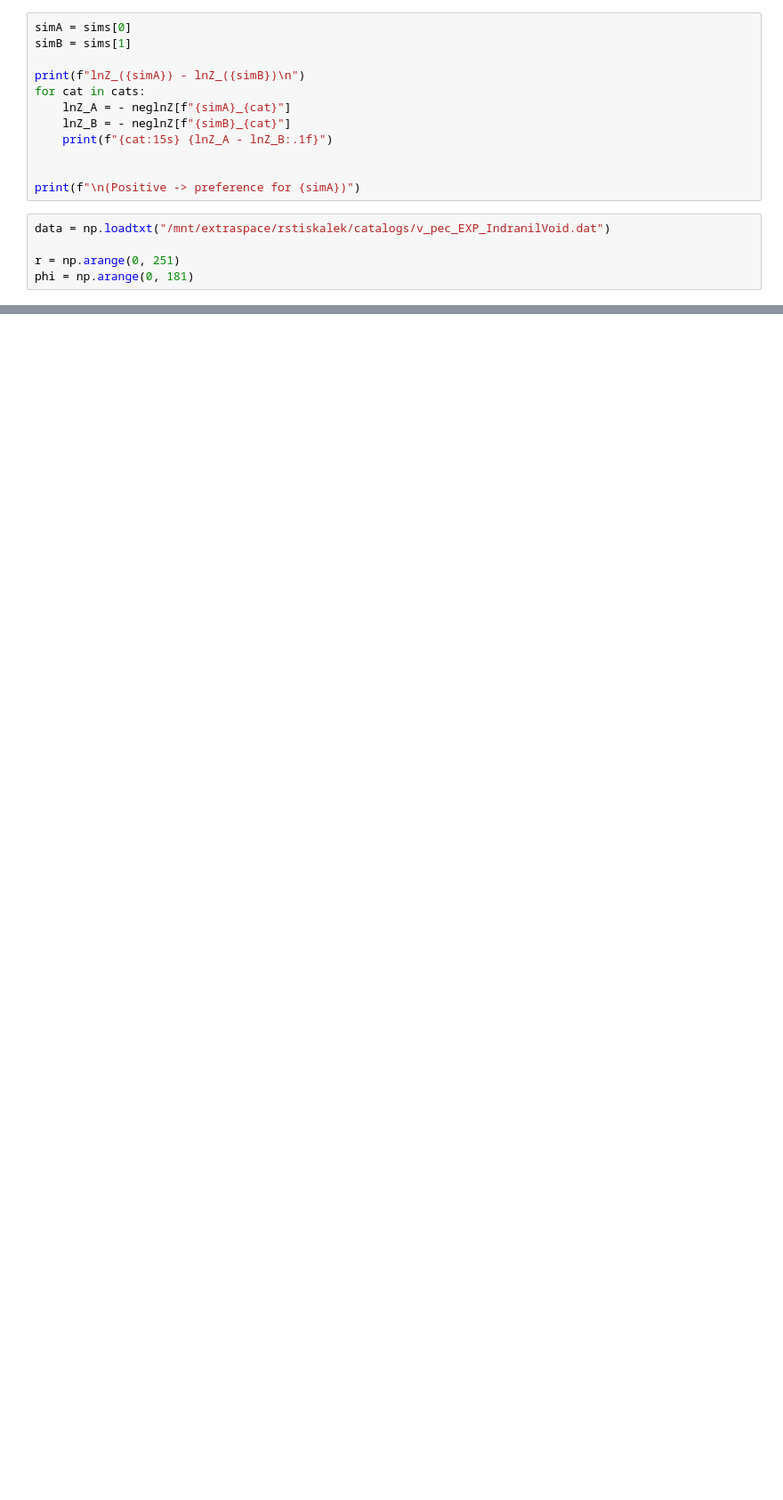
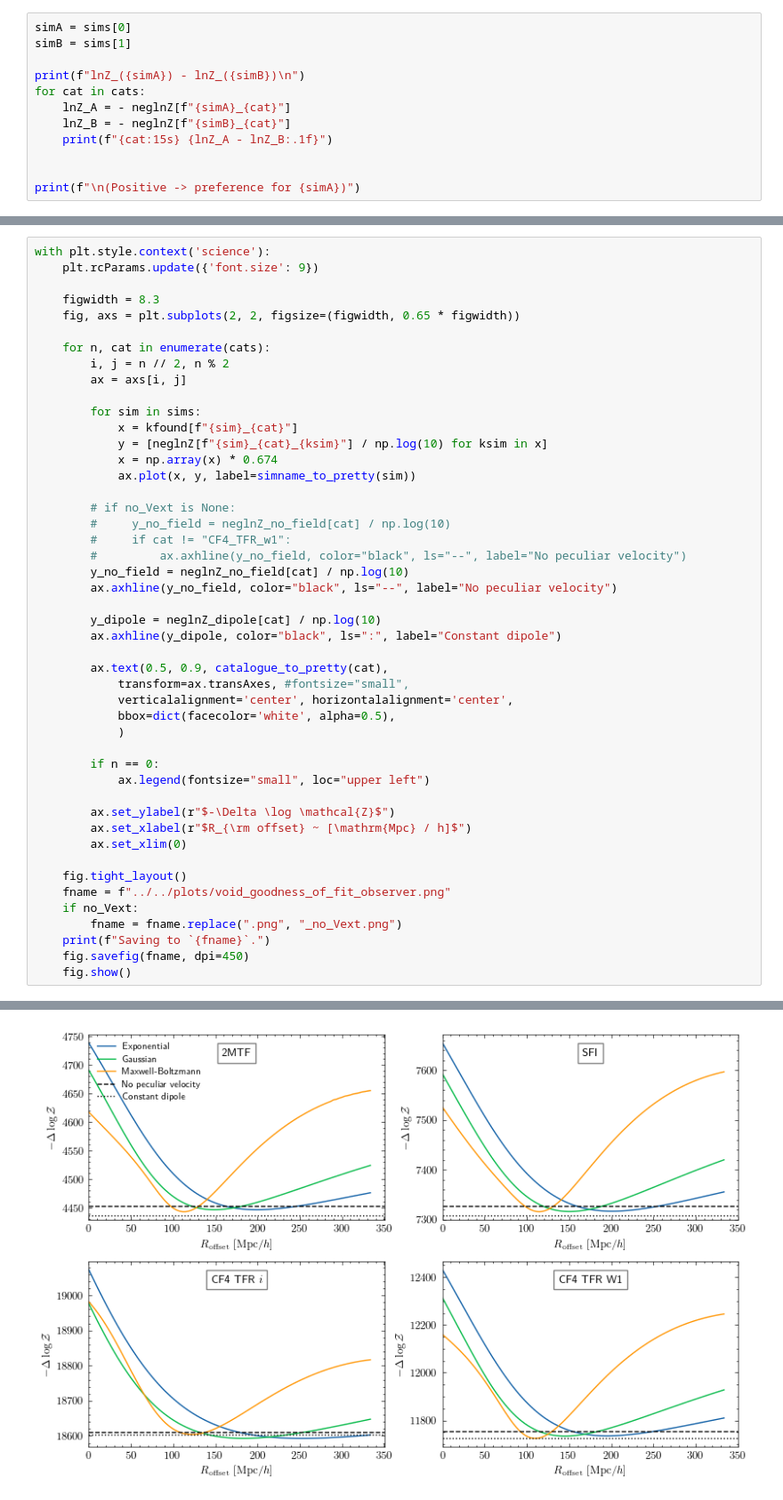
Before and after one commit to Richard-Sti/csiborgtools_public, a Jupyter notebook: notebooks/flow/reconstruction_comparison.ipynb, the cells around one changed output, grey strips where cells are left out. Shown at 89% size. Saved outputs shown, nothing was run; the diff lists cells and outputs as text; blank space fills up the shorter version.

Commit message:
Add void tests

```diff
--- a/notebooks/flow/reconstruction_comparison.ipynb
+++ b/notebooks/flow/reconstruction_comparison.ipynb
@@ -1068,8 +959,3 @@ for cat in cats:
 
 
 print(f"\n(Positive -> preference for {simA})")
-# %%
-data = np.loadtxt("/mnt/extraspace/rstiskalek/catalogs/v_pec_EXP_IndranilVoid.dat")
-
-r = np.arange(0, 251)
-phi = np.arange(0, 181)
@@ -1086,0 +1014,48 @@ plt.show()
+# %%
+with plt.style.context('science'):
+    plt.rcParams.update({'font.size': 9})
+
+    figwidth = 8.3
+    fig, axs = plt.subplots(2, 2, figsize=(figwidth, 0.65 * figwidth))
+
+    for n, cat in enumerate(cats):
+        i, j = n // 2, n % 2
+        ax = axs[i, j]
+
+        for sim in sims:
+            x = kfound[f"{sim}_{cat}"]
+            y = [neglnZ[f"{sim}_{cat}_{ksim}"] / np.log(10) for ksim in x]
+            x = np.array(x) * 0.674
+            ax.plot(x, y, label=simname_to_pretty(sim))
+
+        # if no_Vext is None:
+        #     y_no_field = neglnZ_no_field[cat] / np.log(10)
+        #     if cat != "CF4_TFR_w1":
+        #         ax.axhline(y_no_field, color="black", ls="--", label="No peculiar velocity")
+        y_no_field = neglnZ_no_field[cat] / np.log(10)
+        ax.axhline(y_no_field, color="black", ls="--", label="No peculiar velocity")
+
+        y_dipole = neglnZ_dipole[cat] / np.log(10)
+        ax.axhline(y_dipole, color="black", ls=":", label="Constant dipole")
+
+        ax.text(0.5, 0.9, catalogue_to_pretty(cat),
+            transform=ax.transAxes, #fontsize="small",
+            verticalalignment='center', horizontalalignment='center',
+            bbox=dict(facecolor='white', alpha=0.5),
+            )
+
+        if n == 0:
+            ax.legend(fontsize="small", loc="upper left")
+
+        ax.set_ylabel(r"$-\Delta \log \mathcal{Z}$")
+        ax.set_xlabel(r"$R_{\rm offset} ~ [\mathrm{Mpc} / h]$")
+        ax.set_xlim(0)
+
+    fig.tight_layout()
+    fname = f"../../plots/void_goodness_of_fit_observer.png"
+    if no_Vext:
+        fname = fname.replace(".png", "_no_Vext.png")
+    print(f"Saving to `{fname}`.")
+    fig.savefig(fname, dpi=450)
+    fig.show()
+# %% [output]
@@ -1086,0 +1063 @@ plt.show()
+[figure, added]
```
Also changed, not shown: parts of 23 cells of this notebook.
